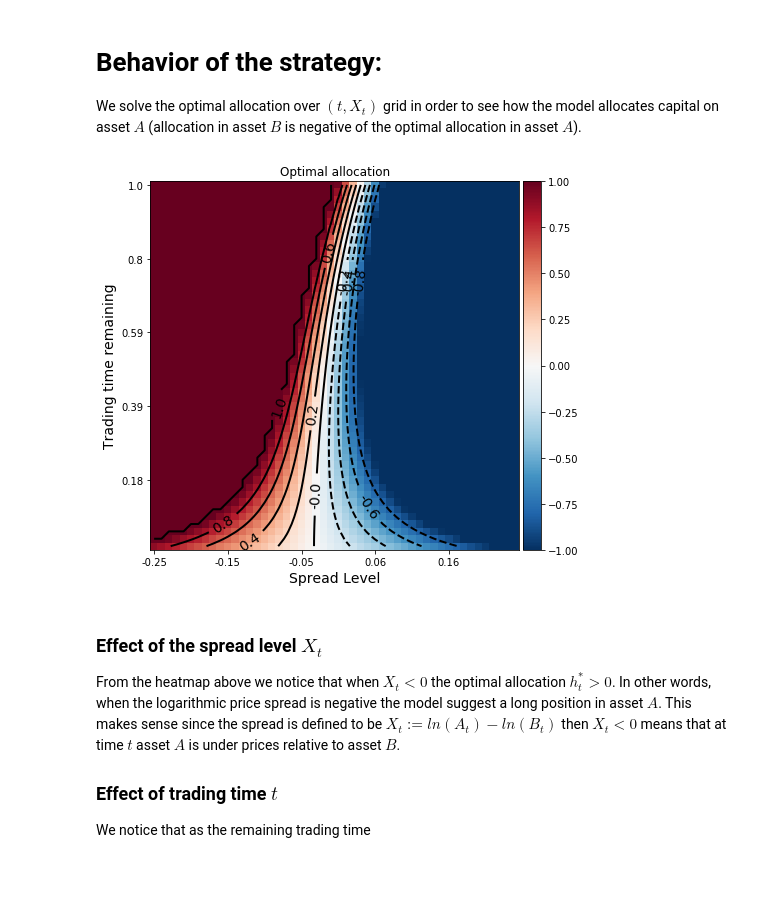
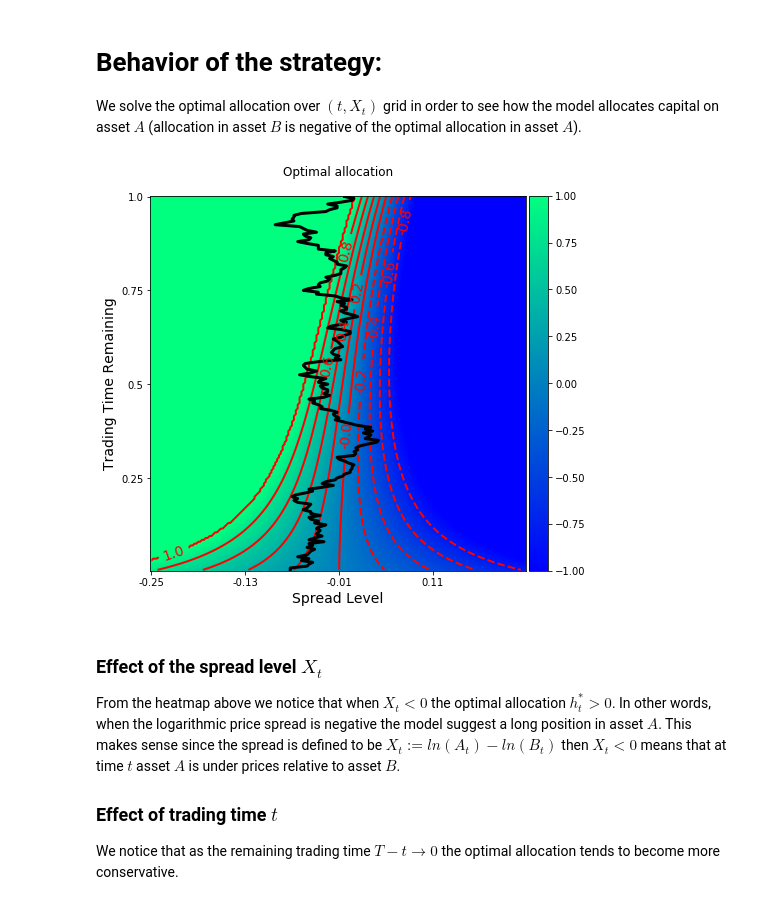
Before and after one commit to jshellen/statarb, a Jupyter notebook: Untitled.ipynb, the cells around one changed output. Cells and saved outputs as stored; diff of their text form; code cells hidden in the pictures; blank space fills up the shorter version.

Commit message:
added better plot

```diff
--- a/Untitled.ipynb
+++ b/Untitled.ipynb
@@ -86,58 +86,15 @@ Ornstein-Uhlenbeck Parameters: Kappa = 9.64, Theta = -0.03, Rho = 0.01, Eta = 0.
 # Behavior of the strategy:
 
 We solve the optimal allocation over $(t , X_t)$ grid in order to see how the model allocates capital on asset $A$ (allocation in asset $B$ is negative of the optimal allocation in asset $A$).
-# %%
-import numpy as np
-
-from src.optimal_controls.ou_spread_model import OU_Spread_Model
-
-# Solve over (t,X_t) grid
-taus = np.linspace(1,0.001,50)
-xs   = np.linspace(-0.25,0.25,50)
-hs   = np.zeros((len(taus),len(xs)))
-for i,tau in enumerate(taus):
-    for j,x in enumerate(xs):
-        opt_sol = OU_Spread_Model.solve_allocation(ou_params,model_params,x,tau)
-        hs[i,j] = opt_sol.alloc_a_pct_trunc
-
-# Plotting ...
-import matplotlib.pyplot as plt
-from   mpl_toolkits.axes_grid1 import make_axes_locatable
-
-fig,ax = plt.subplots(figsize=(7,7))
-
-# Plot the solution
-im     = ax.imshow(hs, cmap=plt.cm.RdBu_r)
-
-# Set y-labels
-y_rng  = np.arange(0,len(taus),10)
-ax.set_ylabel('Trading time remaining',fontsize=14)
-ax.set_yticks(y_rng)
-ax.set_yticklabels([round(taus[t],2) for t in y_rng])
-
-# Set x-labels
-x_rng = np.arange(0,len(xs),10)
-ax.set_xlabel('Spread Level',fontsize=14)
-ax.set_xticks(y_rng)
-ax.set_xticklabels([round(xs[i],2) for i in x_rng])
-
-# Plot contour lines
-cset = plt.contour(hs, np.arange(-1, 1.5, 0.2), linewidths=2,colors = 'black')
-plt.clabel(cset, inline=True, fmt='%1.1f', fontsize=14)
-
-# Set colorbar
-divider = make_axes_locatable(ax)
-cax     = divider.append_axes("right", size="5%", pad=0.05)
-plt.colorbar(im, cax = cax)
-
-# Set title
-ax.set_title('Optimal allocation')
-plt.show()
-# %% [output]
-[figure, removed]
+# %%
+from utils.plot_utils import plot_optimal_solution
+
+plot_optimal_solution(X,ou_params,model_params)
+# %% [output]
+[figure, added]
 # %% [markdown]
 ### Effect of the spread level $X_t$
 From the heatmap above we notice that when $X_t<0$ the optimal allocation $h_{t}^{*} > 0$. In other words, when the logarithmic price spread is negative the model suggest a long position in asset $A$. This makes sense since the spread is defined to be $X_t := ln(A_t) - ln(B_t)$ then $X_t < 0$ means that at time $t$ asset $A$ is under prices relative to asset $B$.
 
 ### Effect of trading time $t$
-We notice that as the remaining trading time
+We notice that as the remaining trading time $T-t \to 0$ the optimal allocation tends to become more conservative.
```
Also changed, not shown: parts of 2 cells of this notebook, 2 other files.
